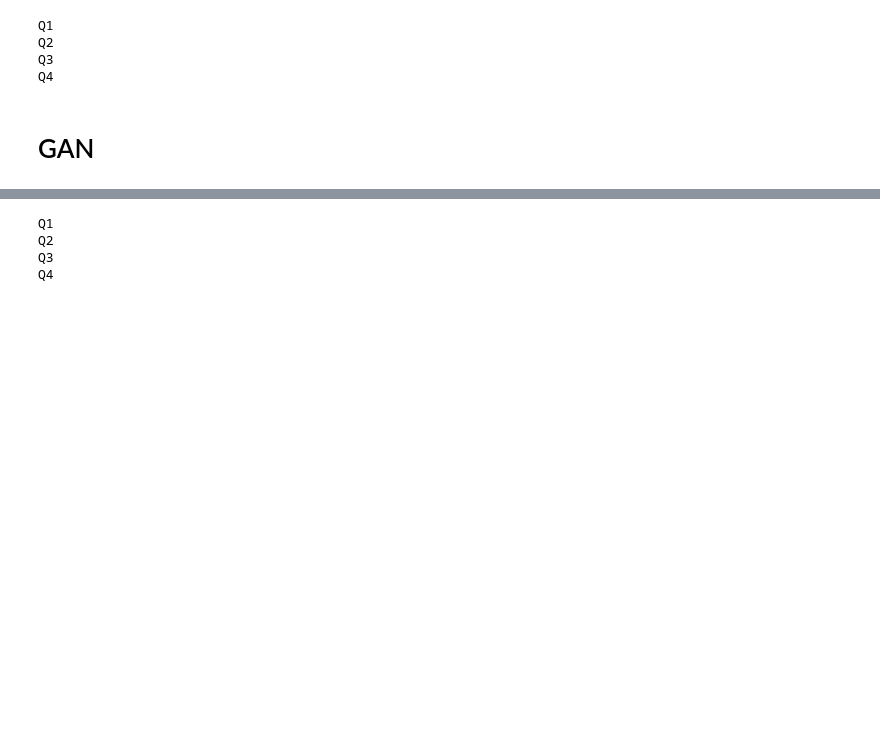
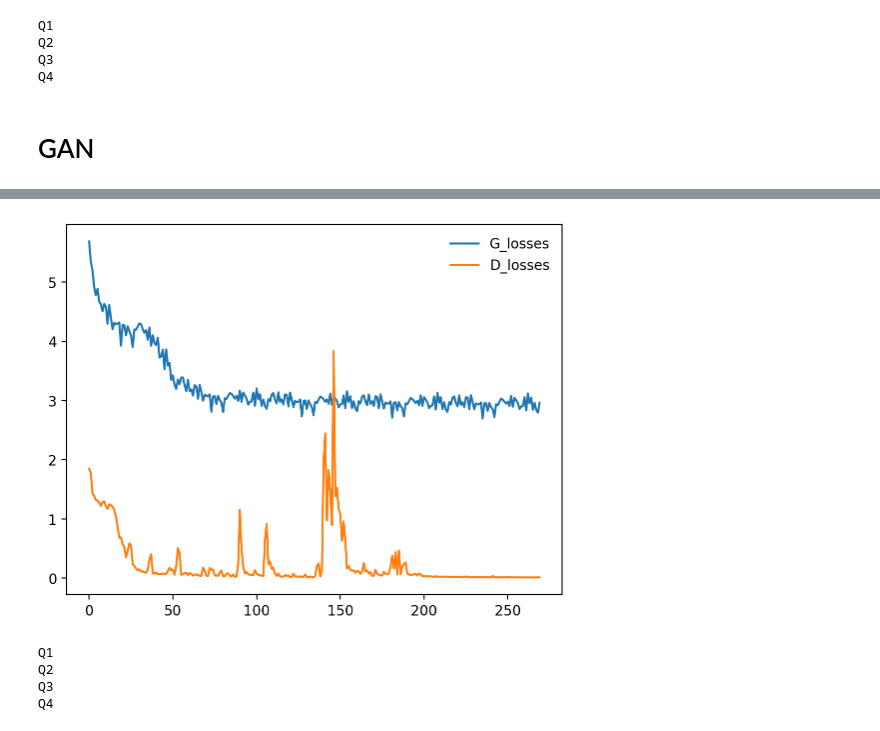
Before and after one commit to nogibjj/ece661-final-proj2, a Jupyter notebook: generator_transformer.ipynb, the cells around one changed output, grey strips where cells are left out. Cells and saved outputs as stored; diff of their text form; code cells hidden in the pictures; blank space fills up the shorter version.

```diff
--- a/generator_transformer.ipynb
+++ b/generator_transformer.ipynb
@@ -979,3 +1019,14 @@ Starting Training Loop...
+# %%
+# plot losses
+import matplotlib.pyplot as plt
+%config InlineBackend.figure_format = 'retina' # Makes the plots clear on high-res screens
+plt.plot(G_losses, label='G_losses')
+plt.plot(D_losses, label='D_losses')
+plt.legend(frameon=False)
+plt.tight_layout
+plt.show()
+# %% [output]
+[figure, added]
 # %%
 max_length = 256
 temperature = 1.0
```
Also changed, not shown: parts of 6 cells of this notebook.
